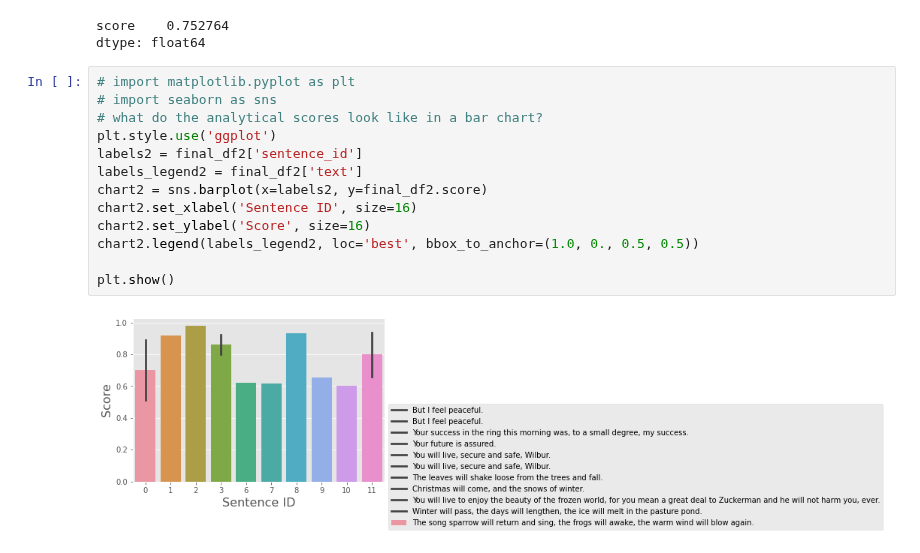
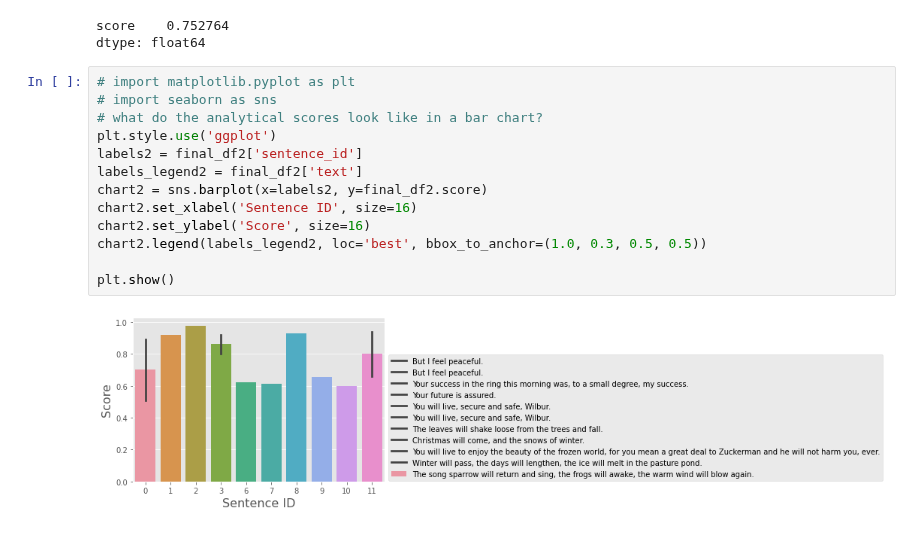
Before and after one commit to sysphcd/PythonProgrammingforData, a Jupyter notebook: 12_IBMWatsonToneAnalyser.ipynb, the cells around one changed output. Drawn from its saved outputs; the diff is of its cells as text.

```diff
--- a/12_IBMWatsonToneAnalyser.ipynb
+++ b/12_IBMWatsonToneAnalyser.ipynb
@@ -539,15 +539,15 @@ dtype: float64
 # %%
 # import matplotlib.pyplot as plt
 # import seaborn as sns
 # what do the analytical scores look like in a bar chart?
 plt.style.use('ggplot')
 labels2 = final_df2['sentence_id']
 labels_legend2 = final_df2['text']
 chart2 = sns.barplot(x=labels2, y=final_df2.score)
 chart2.set_xlabel('Sentence ID', size=16)
 chart2.set_ylabel('Score', size=16)
-chart2.legend(labels_legend2, loc='best', bbox_to_anchor=(1.0, 0., 0.5, 0.5))
+chart2.legend(labels_legend2, loc='best', bbox_to_anchor=(1.0, 0.3, 0.5, 0.5))
 
 plt.show()
 # %% [output]
-[figure, old version]
+[figure, new version]
```
